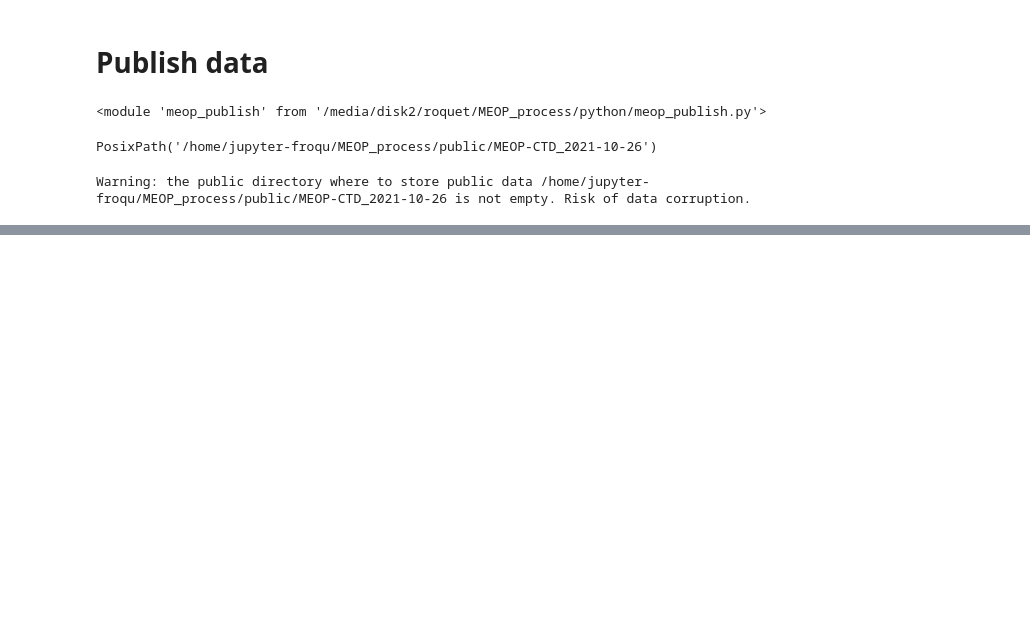
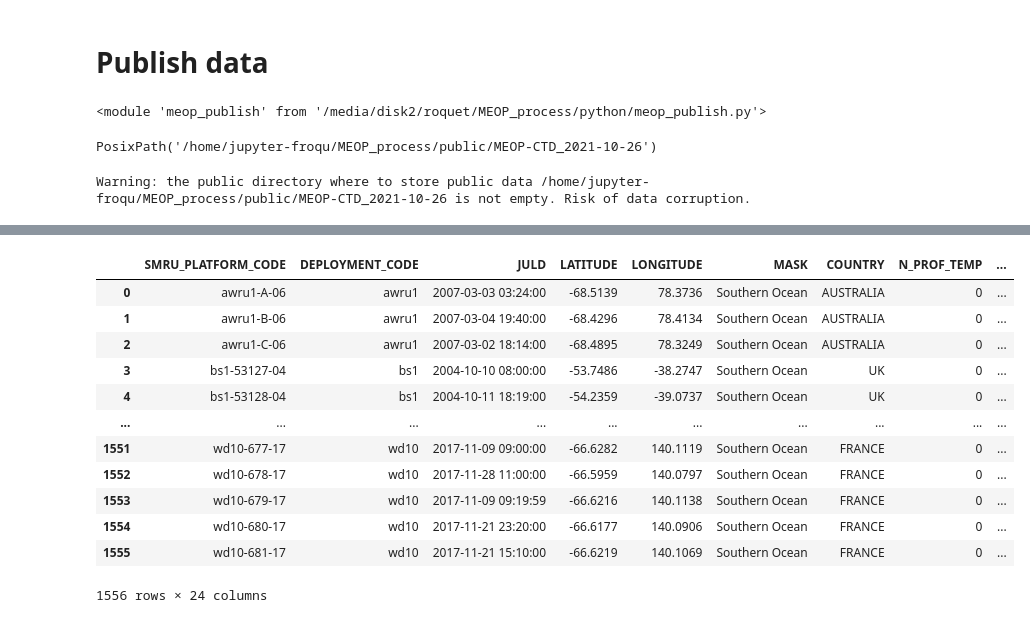
Before and after one commit to fabien-roquet/MEOP_process, a Jupyter notebook: python/sc_publish_data.ipynb, the cells around one changed output, grey strips where cells are left out. Saved outputs shown, nothing was run; the diff lists cells and outputs as text; code cells hidden in the pictures; blank space fills up the shorter version.

```diff
--- a/python/sc_publish_data.ipynb
+++ b/python/sc_publish_data.ipynb
@@ -34,0 +54,20 @@ Warning: the public directory where to store public data /home/jupyter-froqu/MEO
+# %%
+ltags, ldeployments = meop_metadata.list_tags_deployments_from_profiles(lprofiles)
+ltags.to_csv(publicdir_CTD / 'list_tags.csv',index=False)
+ldeployments.to_csv(publicdir_CTD / 'list_deployments.csv',index=False)
+# %%
+ltags
+# %% [output]
+|  | SMRU_PLATFORM_CODE | DEPLOYMENT_CODE | JULD | LATITUDE | LONGITUDE | MASK | COUNTRY | N_PROF_TEMP | ... |
+| 0 | awru1-A-06 | awru1 | 2007-03-03 03:24:00 | -68.5139 | 78.3736 | Southern Ocean | AUSTRALIA | 0 | ... |
+| 1 | awru1-B-06 | awru1 | 2007-03-04 19:40:00 | -68.4296 | 78.4134 | Southern Ocean | AUSTRALIA | 0 | ... |
+| 2 | awru1-C-06 | awru1 | 2007-03-02 18:14:00 | -68.4895 | 78.3249 | Southern Ocean | AUSTRALIA | 0 | ... |
+| 3 | bs1-53127-04 | bs1 | 2004-10-10 08:00:00 | -53.7486 | -38.2747 | Southern Ocean | UK | 0 | ... |
+| 4 | bs1-53128-04 | bs1 | 2004-10-11 18:19:00 | -54.2359 | -39.0737 | Southern Ocean | UK | 0 | ... |
+| ... | ... | ... | ... | ... | ... | ... | ... | ... | ... |
+| 1551 | wd10-677-17 | wd10 | 2017-11-09 09:00:00 | -66.6282 | 140.1119 | Southern Ocean | FRANCE | 0 | ... |
+| 1552 | wd10-678-17 | wd10 | 2017-11-28 11:00:00 | -66.5959 | 140.0797 | Southern Ocean | FRANCE | 0 | ... |
+| 1553 | wd10-679-17 | wd10 | 2017-11-09 09:19:59 | -66.6216 | 140.1138 | Southern Ocean | FRANCE | 0 | ... |
+| 1554 | wd10-680-17 | wd10 | 2017-11-21 23:20:00 | -66.6177 | 140.0906 | Southern Ocean | FRANCE | 0 | ... |
+| 1555 | wd10-681-17 | wd10 | 2017-11-21 15:10:00 | -66.6219 | 140.1069 | Southern Ocean | FRANCE | 0 | ... |
+1556 rows × 24 columns
```
Also changed, not shown: parts of 9 cells of this notebook, 5 other files.
